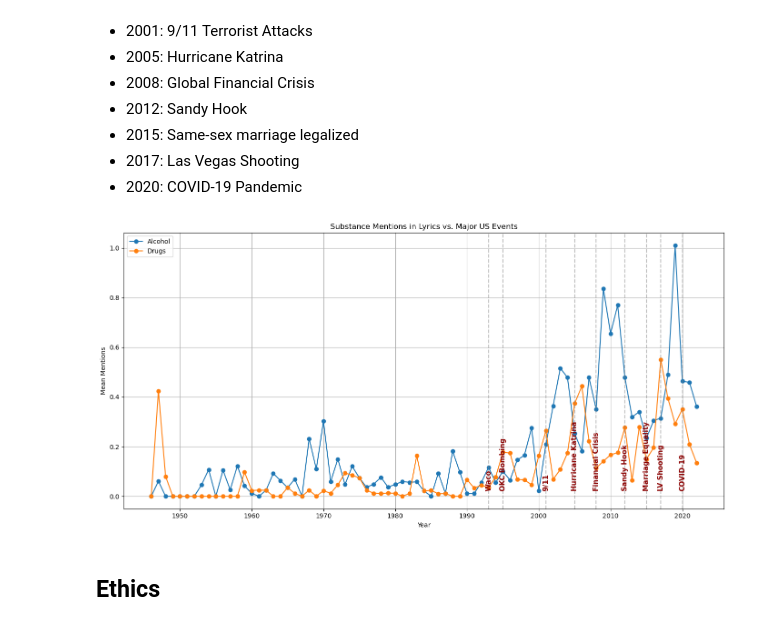
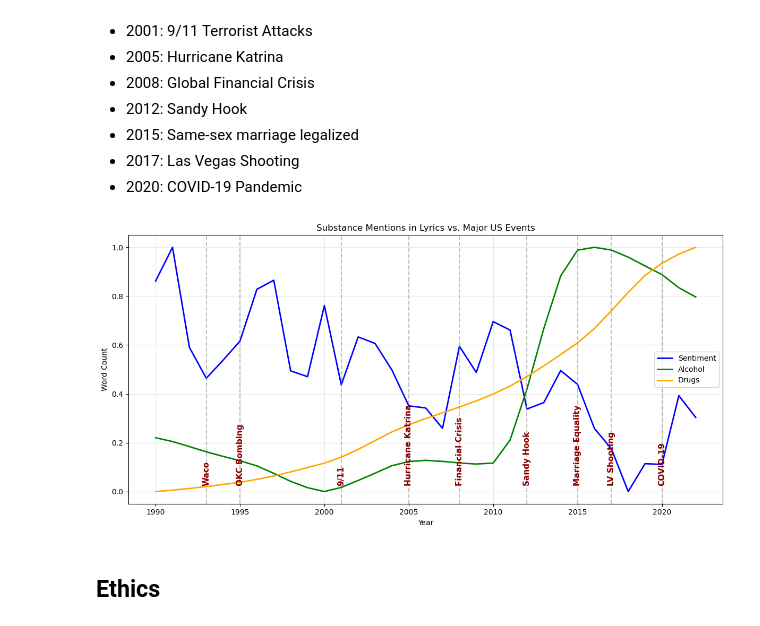
Before and after one commit to COGS108/Group104_WI26, a Jupyter notebook: 03-FinalProject.ipynb, the cells around one changed output. Cells and saved outputs as stored; diff of their text form; code cells hidden in the pictures.

Commit message:
update the figure I just pushed

```diff
--- a/03-FinalProject.ipynb
+++ b/03-FinalProject.ipynb
@@ -335,8 +335,8 @@ from sklearn.preprocessing import MinMaxScaler
 
 scaler = MinMaxScaler()
 merged['drug_and_alc'] = merged['alcohol'] + merged['drugs']
-merged[['sentiment_score_mean','drug_and_alc']] = scaler.fit_transform(
-    merged[['sentiment_score_mean','drug_and_alc']])
+merged[['sentiment_score_mean','drug_and_alc', 'alcohol', 'drugs']] = scaler.fit_transform(
+    merged[['sentiment_score_mean','drug_and_alc', 'alcohol', 'drugs']])
 plt.figure(figsize=(10,6))
 
 sns.lineplot(data=merged, x='year', y='sentiment_score_mean', label='Sentiment')
@@ -364,42 +364,52 @@ Now let's examine important events in the past 35 years, and whether they impact
 import matplotlib.pyplot as plt
 
 # 1. Create the base plot
-ax = bb_lyrics.plot(x='year', y=['alc_mentions_mean', 'drug_mentions_mean'],
-                    marker='o', figsize=(14, 7), grid=True)
+plt.figure(figsize=(12, 6))
+plt.plot(merged['year'], merged['sentiment_score_mean'],
+         label='Avg Sentiment', color='blue', linewidth=2)
+plt.plot(merged['year'], merged['alcohol'],
+         label='Alcohol Abuse', color='green', linewidth=2)
+plt.plot(merged['year'], merged['drugs'],
+         label='Drug Abuse', color='orange', linewidth=2)
+
+plt.title('Vocabulary Complexity Over Time')
+plt.xlabel('Year')
+plt.ylabel('Word Count')
+plt.legend()
+plt.grid(True, alpha=0.3)
 
 # 2. Define the events
 events = {
     1993: "Waco",
     1995: "OKC Bombing",
     2001: "9/11",
     2005: "Hurricane Katrina",
     2008: "Financial Crisis",
     2012: "Sandy Hook",
     2015: "Marriage Equality",
     2017: "LV Shooting",
     2020: "COVID-19"
 }
 
 for year, label in events.items():
     plt.axvline(x=year, color='gray', linestyle='--', alpha=0.5)
     plt.annotate(label,
                  xy=(year, 0),
                  xytext=(0, 10),
                  textcoords='offset points',
                  rotation=90,
                  ha='center',
                  fontsize=11,
                  fontweight='bold',
                  color='darkred')
 
 plt.title('Substance Mentions in Lyrics vs. Major US Events')
 plt.xlabel('Year')
-plt.ylabel('Mean Mentions')
-plt.legend(['Alcohol', 'Drugs'])
+plt.legend(['Sentiment', 'Alcohol', 'Drugs'])
 plt.tight_layout()
 plt.show()
 # %% [output]
-[figure, old version]
+[figure, new version]
 # %% [markdown]
 ## Ethics
 # %% [markdown]
```
